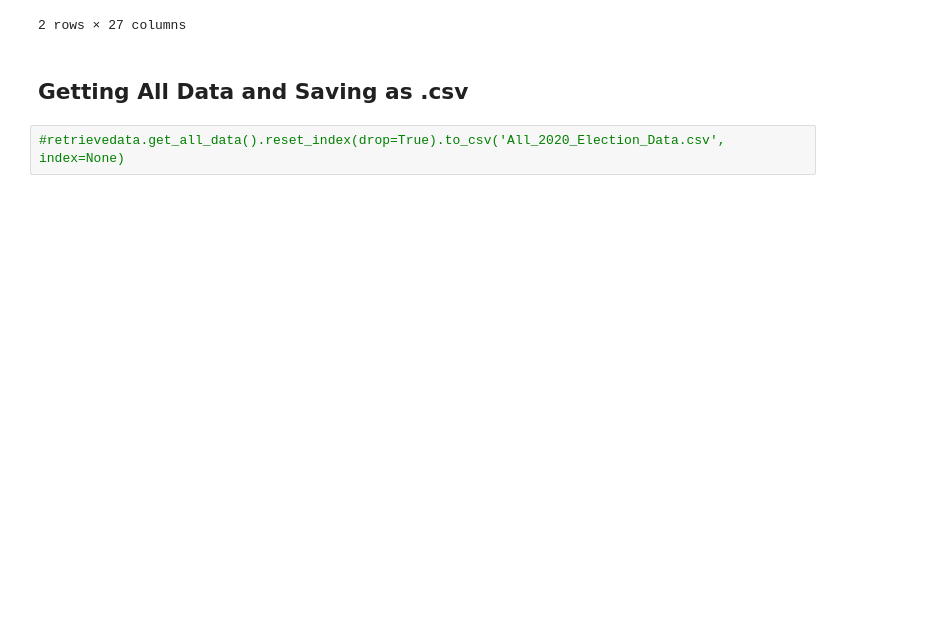
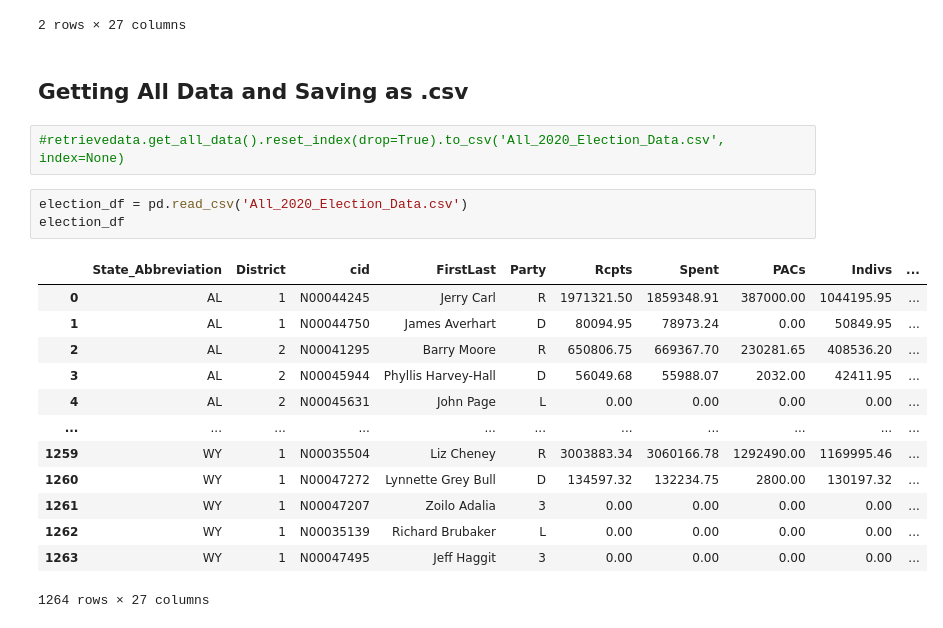
Before and after one commit to nss-data-science-cohort-8/open-secrets-bayesian-butterfingers, a Jupyter notebook: Notebook/AlexanderBranch.ipynb, the cells around one changed output. Saved outputs shown, nothing was run; the diff lists cells and outputs as text; blank space fills up the shorter version.

```diff
--- a/Notebook/AlexanderBranch.ipynb
+++ b/Notebook/AlexanderBranch.ipynb
@@ -89,3 +53,20 @@ No state by the name 'Guap'. Assuming you meant 'Utah'.
 ## Getting All Data and Saving as .csv
 # %%
 #retrievedata.get_all_data().reset_index(drop=True).to_csv('All_2020_Election_Data.csv', index=None)
+# %%
+election_df = pd.read_csv('All_2020_Election_Data.csv')
+election_df
+# %% [output]
+|  | State_Abbreviation | District | cid | FirstLast | Party | Rcpts | Spent | PACs | Indivs | ... |
+| 0 | AL | 1 | N00044245 | Jerry Carl | R | 1971321.50 | 1859348.91 | 387000.00 | 1044195.95 | ... |
+| 1 | AL | 1 | N00044750 | James Averhart | D | 80094.95 | 78973.24 | 0.00 | 50849.95 | ... |
+| 2 | AL | 2 | N00041295 | Barry Moore | R | 650806.75 | 669367.70 | 230281.65 | 408536.20 | ... |
+| 3 | AL | 2 | N00045944 | Phyllis Harvey-Hall | D | 56049.68 | 55988.07 | 2032.00 | 42411.95 | ... |
+| 4 | AL | 2 | N00045631 | John Page | L | 0.00 | 0.00 | 0.00 | 0.00 | ... |
+| ... | ... | ... | ... | ... | ... | ... | ... | ... | ... | ... |
+| 1259 | WY | 1 | N00035504 | Liz Cheney | R | 3003883.34 | 3060166.78 | 1292490.00 | 1169995.46 | ... |
+| 1260 | WY | 1 | N00047272 | Lynnette Grey Bull | D | 134597.32 | 132234.75 | 2800.00 | 130197.32 | ... |
+| 1261 | WY | 1 | N00047207 | Zoilo Adalia | 3 | 0.00 | 0.00 | 0.00 | 0.00 | ... |
+| 1262 | WY | 1 | N00035139 | Richard Brubaker | L | 0.00 | 0.00 | 0.00 | 0.00 | ... |
+| 1263 | WY | 1 | N00047495 | Jeff Haggit | 3 | 0.00 | 0.00 | 0.00 | 0.00 | ... |
+1264 rows × 27 columns
```
Also changed, not shown: parts of 4 cells of this notebook, 2 other files.
